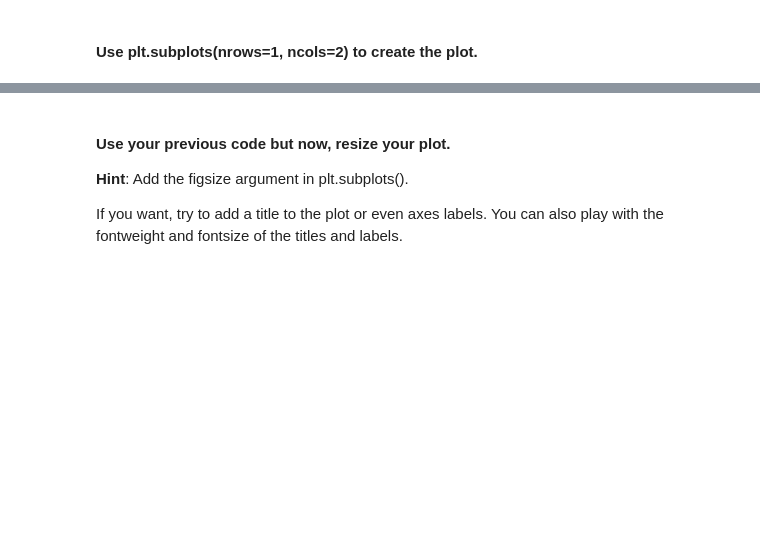
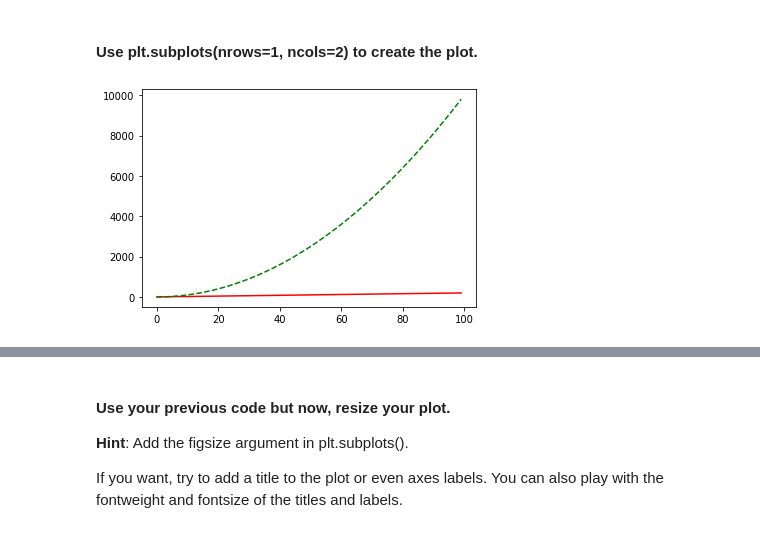
Before and after one commit to ta-datapt-bcn/lab-matplotlib-seaborn, a Jupyter notebook: your-code/main.ipynb, the cells around one changed output, grey strips where cells are left out. Saved outputs shown, nothing was run; the diff lists cells and outputs as text; code cells hidden in the pictures; blank space fills up the shorter version.

```diff
--- a/your-code/main.ipynb
+++ b/your-code/main.ipynb
@@ -31,0 +49,7 @@ Also, play around with the linewidth and style. Use the ones you're most happy w
+# %%
+# Method 2
+
+plt.plot(x, y, 'red', x, z, 'g--')
+plt.show()
+# %% [output]
+[figure, added]
```
Also changed, not shown: parts of 15 cells of this notebook, 3 other files.
